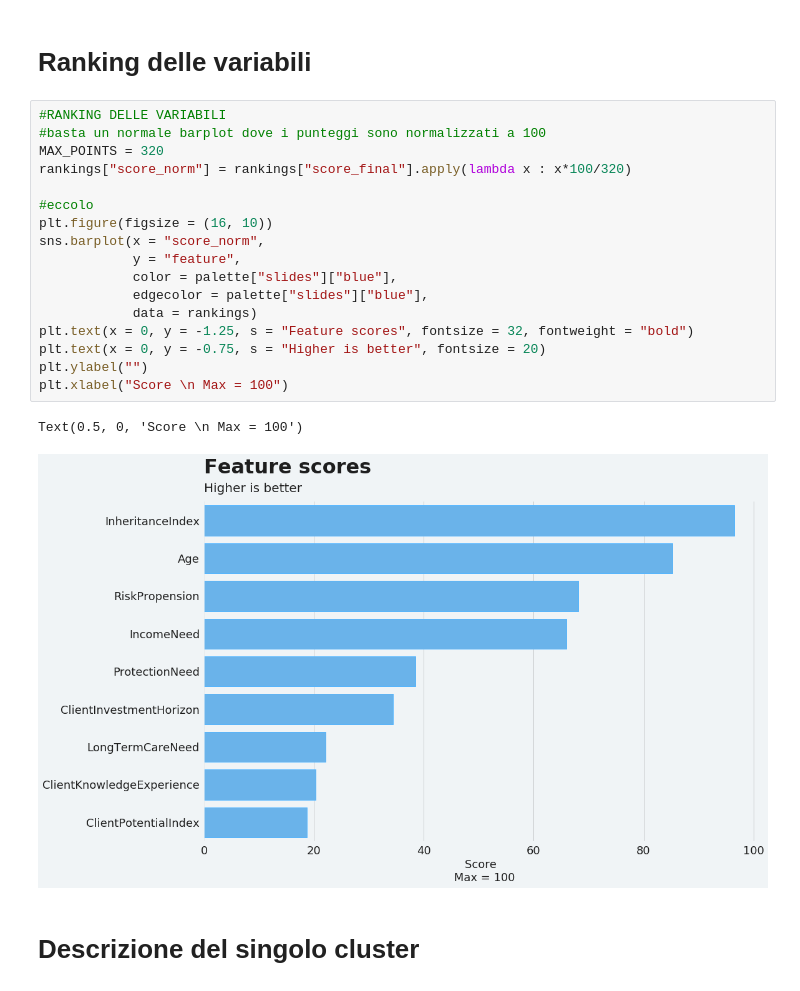
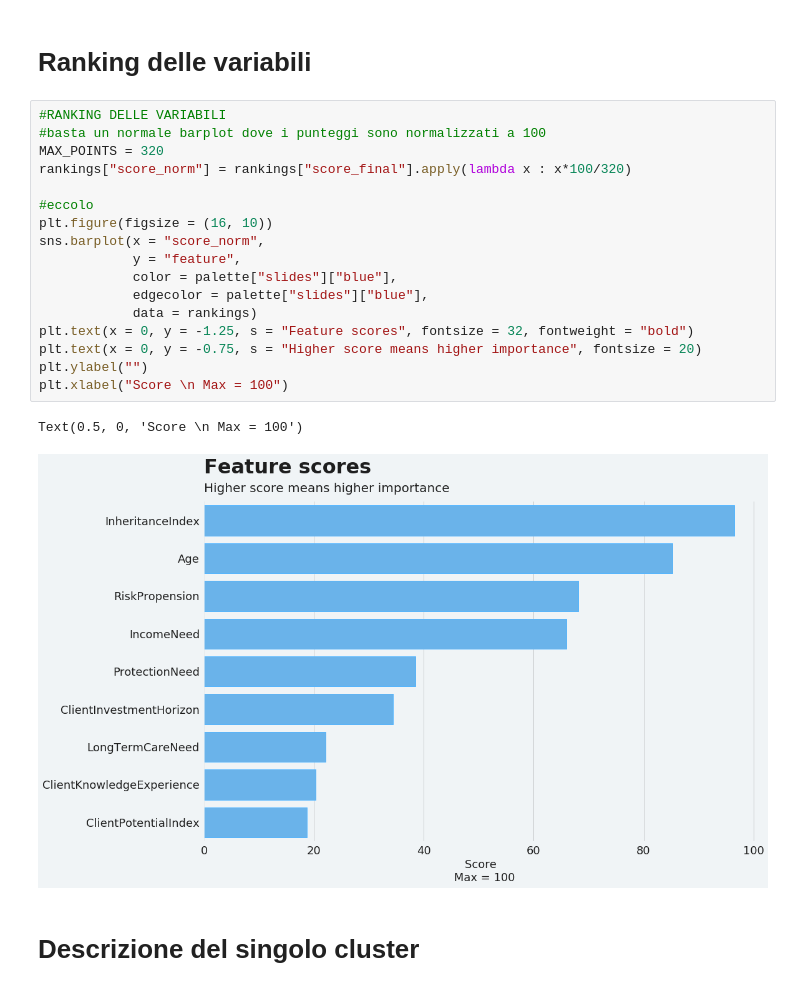
Before and after one commit to PietroBonardi/advise_only, a Jupyter notebook: viz_and_appearance/davide_viz.ipynb, the cells around one changed output. Drawn from its saved outputs; the diff is of its cells as text.

```diff
--- a/viz_and_appearance/davide_viz.ipynb
+++ b/viz_and_appearance/davide_viz.ipynb
@@ -81,23 +88,23 @@ matplotlib.rc('font', **font)
 # %%
 #RANKING DELLE VARIABILI
 #basta un normale barplot dove i punteggi sono normalizzati a 100
 MAX_POINTS = 320
 rankings["score_norm"] = rankings["score_final"].apply(lambda x : x*100/320)
 
 #eccolo
 plt.figure(figsize = (16, 10))
 sns.barplot(x = "score_norm",
             y = "feature",
             color = palette["slides"]["blue"],
             edgecolor = palette["slides"]["blue"],
             data = rankings)
 plt.text(x = 0, y = -1.25, s = "Feature scores", fontsize = 32, fontweight = "bold")
-plt.text(x = 0, y = -0.75, s = "Higher is better", fontsize = 20)
+plt.text(x = 0, y = -0.75, s = "Higher score means higher importance", fontsize = 20)
 plt.ylabel("")
 plt.xlabel("Score \n Max = 100")
 # %% [output]
 Text(0.5, 0, 'Score \n Max = 100')
-[figure, old version]
+[figure, new version]
 # %% [markdown]
 # Descrizione del singolo cluster
 # %% [markdown]
```
Also changed, not shown: parts of 5 cells of this notebook, 10 other files.
